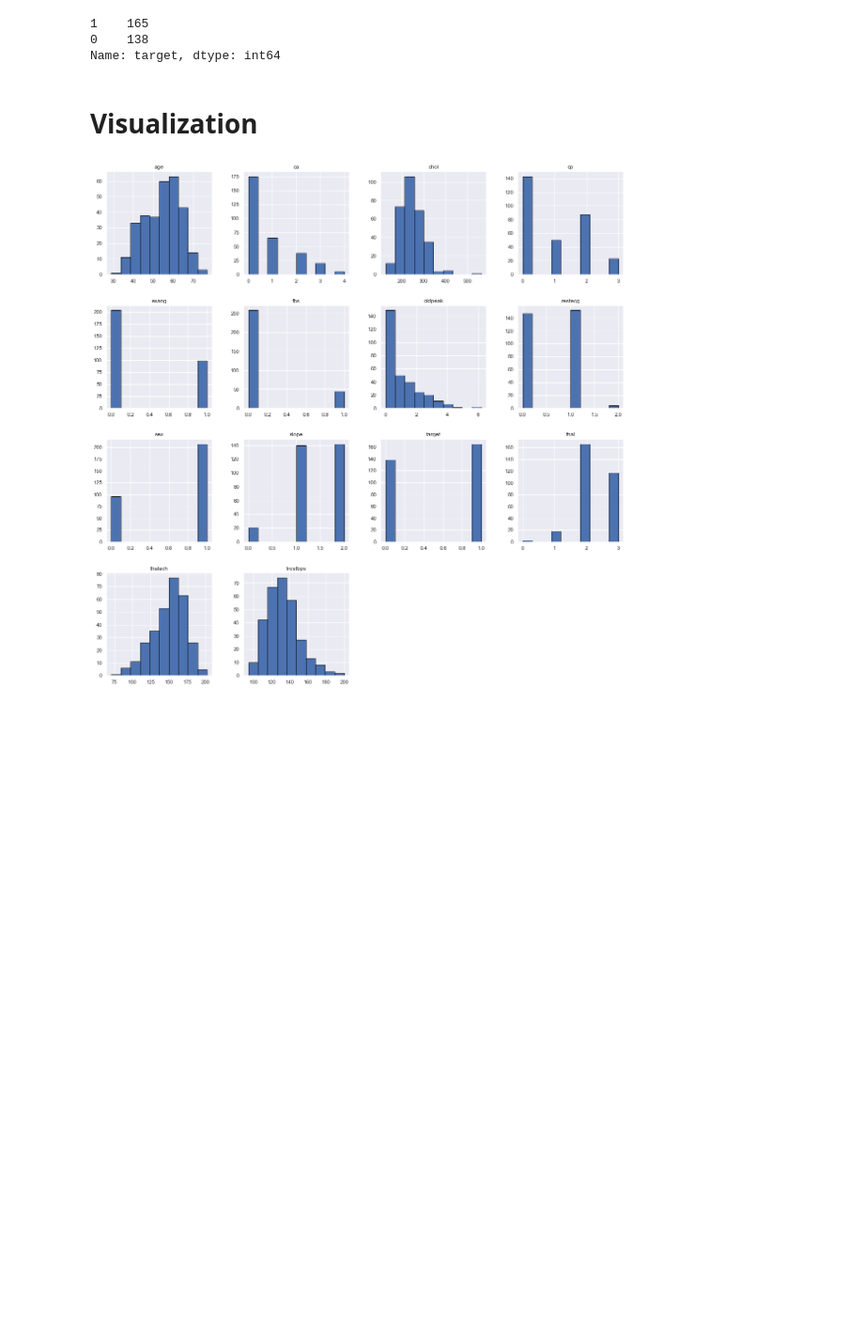
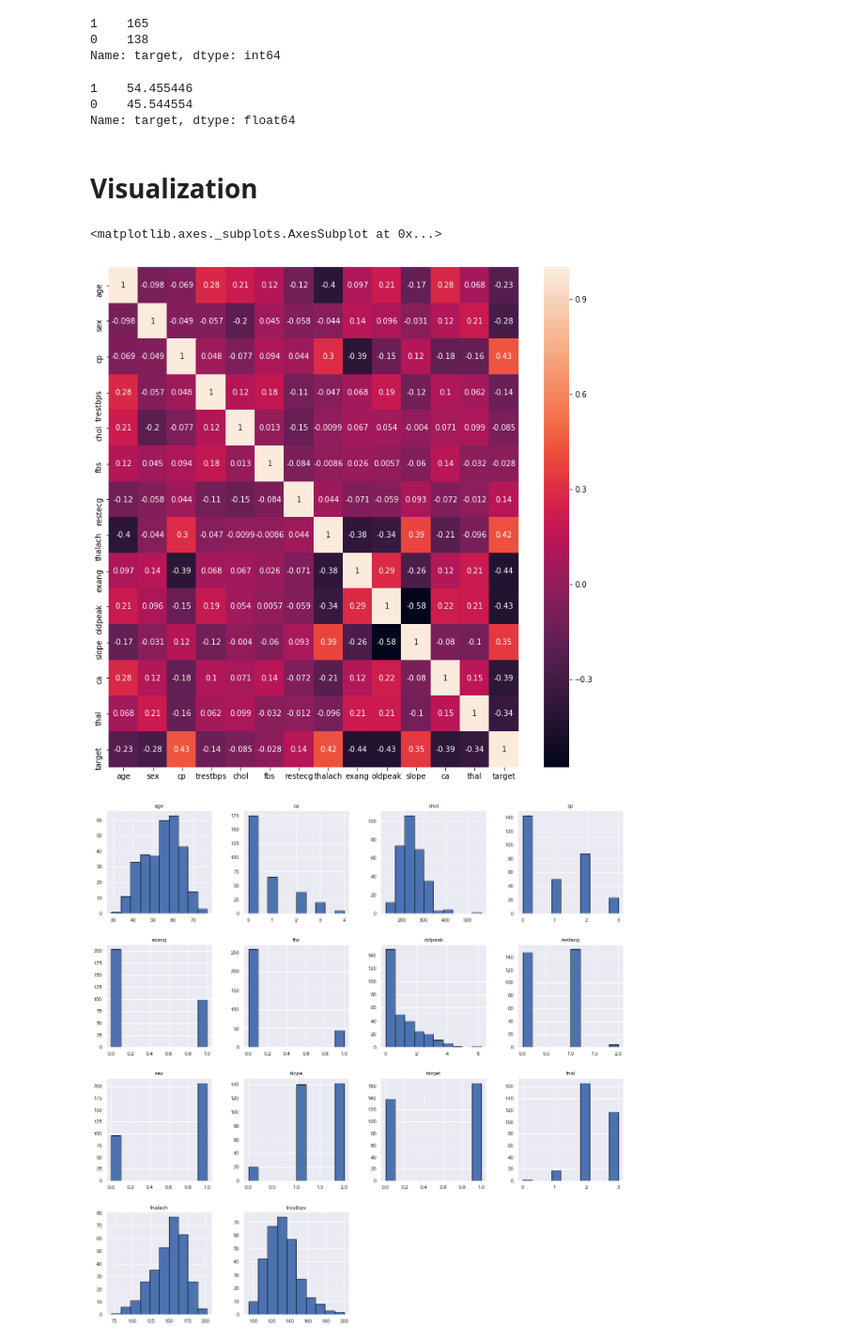
Before and after one commit to KJKR73/Data-Science-BIG, a Jupyter notebook: Heart Disease UCI/Heart Disease UCI.ipynb, the cells around one changed output. Shown at 94% size. Cells and saved outputs as stored; diff of their text form; code cells hidden in the pictures; blank space fills up the shorter version.

```diff
--- a/Heart Disease UCI/Heart Disease UCI.ipynb
+++ b/Heart Disease UCI/Heart Disease UCI.ipynb
@@ -50,3 +54,9 @@ data.target.value_counts()
 1    165
 0    138
 Name: target, dtype: int64
+# %%
+data.target.value_counts(normalize = True)*100
+# %% [output]
+1    54.455446
+0    45.544554
+Name: target, dtype: float64
@@ -53,5 +65,12 @@ Name: target, dtype: int64
 # %% [markdown]
 # Visualization
+# %%
+corre = data.corr()
+plt.figure(figsize = (12,12))
+sns.heatmap(corre, annot = True)
+# %% [output]
+<matplotlib.axes._subplots.AxesSubplot at 0x...>
+[figure, added]
 # %%
 sns.set(style = 'dark')
 data.hist(figsize = (20,20), edgecolor = 'black')
```
Also changed, not shown: parts of 19 cells of this notebook.
